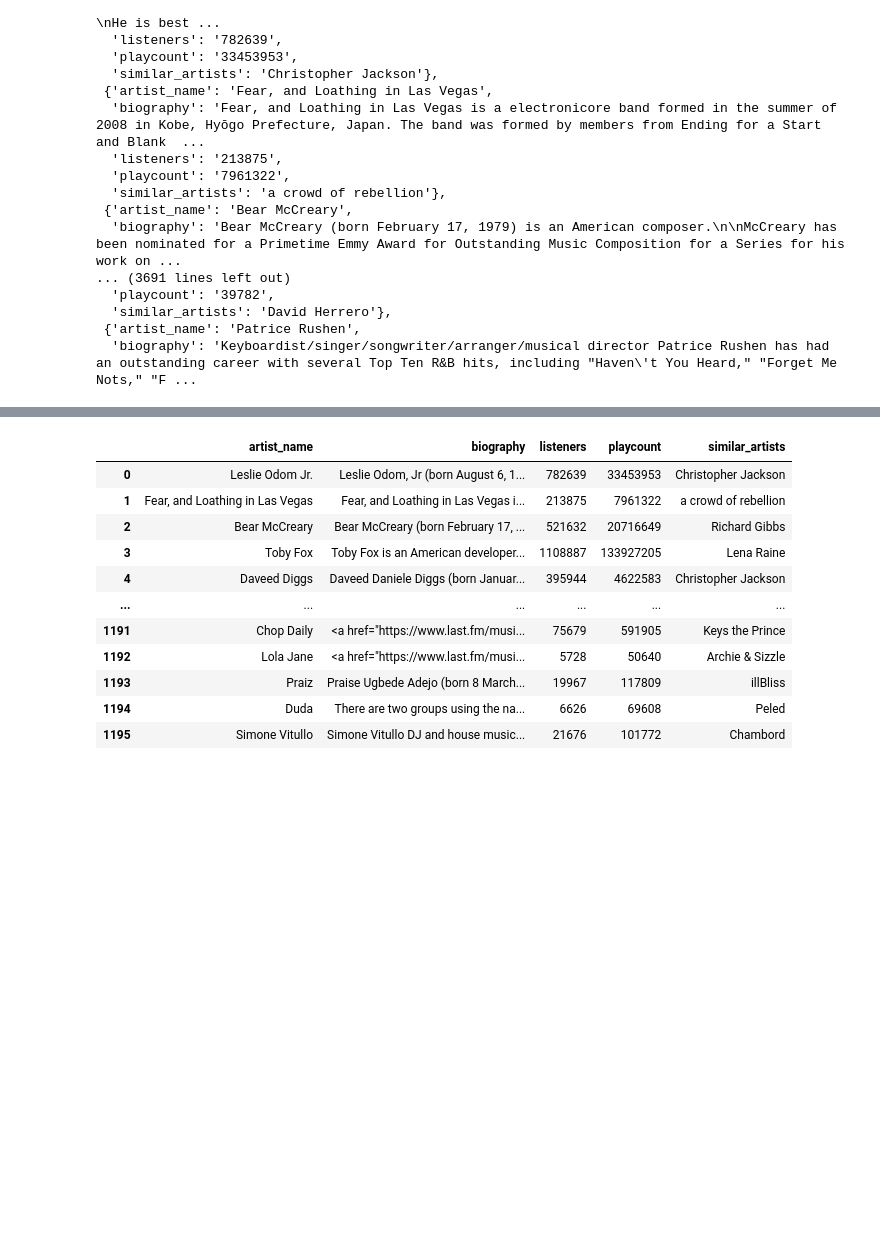
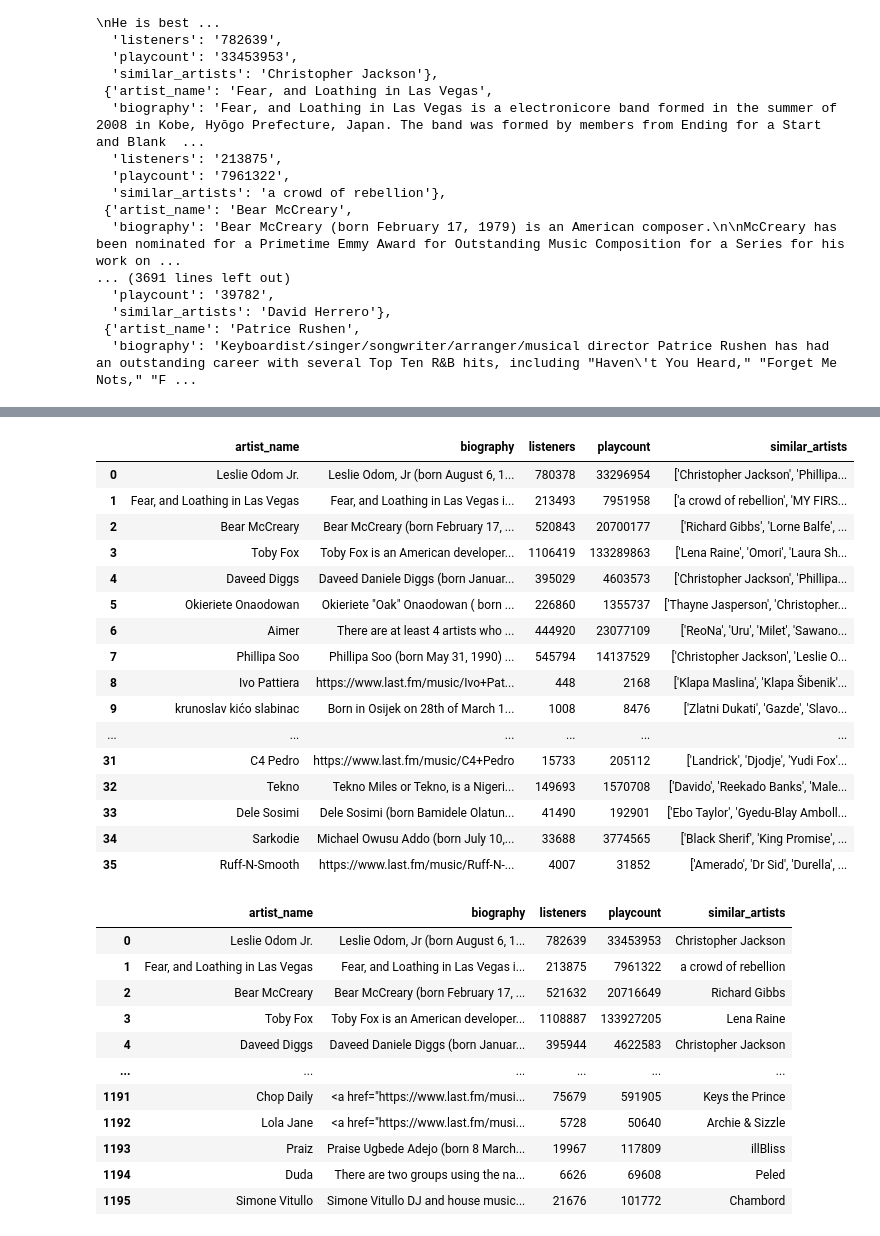
Before and after one commit to cloud9international/musicstream-data-insights-pipeline, a Jupyter notebook: artistas_LastFM.ipynb, the cells around one changed output, grey strips where cells are left out. Cells and saved outputs as stored; diff of their text form; code cells hidden in the pictures; blank space fills up the shorter version.

Commit message:
limpieza de Bio

```diff
--- a/artistas_LastFM.ipynb
+++ b/artistas_LastFM.ipynb
@@ -122,3 +122,54 @@ lista_artist_lastfm_NN
   'similar_artists': 'David Herrero'},
  {'artist_name': 'Patrice Rushen',
   'biography': 'Keyboardist/singer/songwriter/arranger/musical director Patrice Rushen has had an outstanding career with several Top Ten R&B hits, including "Haven\'t You Heard," "Forget Me Nots," "F ...
+# %%
+## nuevo codigo de limpieza de Biography
+API_KEY = my_API_KEY
+
+def get_bio_lastfm(artist):
+    """Pide la biografía del artista desde la API."""
+    url = "https://ws.audioscrobbler.com/2.0/"
+    params = {
+        "method": "artist.getInfo",
+        "artist": artist,
+        "api_key": API_KEY,
+        "format": "json",
+        "autocorrect": 1,
+        "lang": "en"
+    }
+    r = requests.get(url, params=params, timeout=15)
+    if r.status_code != 200:
+        print(f"❌ Error HTTP {r.status_code} para {artist}")
+        return None, None
+
+    data = r.json()
+    bio = data.get("artist", {}).get("bio", {})
+    summary = bio.get("summary",{})
+
+    return summary
+
+
+def clean_html_links(text):
+    if not isinstance(text, str):
+        return text
+
+    # Reemplaza <a href="URL">texto</a> → URL
+    text = re.sub(r'<a href="(https?://[^"]+)".*?>.*?</a>', r'\1', text)
+
+    # Quita cualquier otra etiqueta HTML que quede
+    text = re.sub(r'<.*?>', '', text)
+
+    return text.strip()
+
+
+df = pd.read_csv("artistas_lastfm_test_36.csv")
+
+for i, artist in enumerate(df["artist_name"], start=1):
+    summary = get_bio_lastfm(artist)
+    summary = clean_html_links(summary)     #aquí limpiamos el codigo HTML
+    df.loc[i-1, "biography"] = summary     #aquí reemplazamos lo que está en la Bio por la info del HTML
+    print(f"{i}. ✅ {artist}")
+    time.sleep(0.25)
+
+df
+# %% [output]
@@ -125,3 +193,20 @@ lista_artist_lastfm_NN
+|  | artist_name | biography | listeners | playcount | similar_artists |
+| 0 | Leslie Odom Jr. | Leslie Odom, Jr (born August 6, 1... | 780378 | 33296954 | ['Christopher Jackson', 'Phillipa... |
+| 1 | Fear, and Loathing in Las Vegas | Fear, and Loathing in Las Vegas i... | 213493 | 7951958 | ['a crowd of rebellion', 'MY FIRS... |
+| 2 | Bear McCreary | Bear McCreary (born February 17, ... | 520843 | 20700177 | ['Richard Gibbs', 'Lorne Balfe', ... |
+| 3 | Toby Fox | Toby Fox is an American developer... | 1106419 | 133289863 | ['Lena Raine', 'Omori', 'Laura Sh... |
+| 4 | Daveed Diggs | Daveed Daniele Diggs (born Januar... | 395029 | 4603573 | ['Christopher Jackson', 'Phillipa... |
+| 5 | Okieriete Onaodowan | Okieriete "Oak" Onaodowan ( born ... | 226860 | 1355737 | ['Thayne Jasperson', 'Christopher... |
+| 6 | Aimer | There are at least 4 artists who ... | 444920 | 23077109 | ['ReoNa', 'Uru', 'Milet', 'Sawano... |
+| 7 | Phillipa Soo | Phillipa Soo (born May 31, 1990) ... | 545794 | 14137529 | ['Christopher Jackson', 'Leslie O... |
+| 8 | Ivo Pattiera | https://www.last.fm/music/Ivo+Pat... | 448 | 2168 | ['Klapa Maslina', 'Klapa Šibenik'... |
+| 9 | krunoslav kićo slabinac | Born in Osijek on 28th of March 1... | 1008 | 8476 | ['Zlatni Dukati', 'Gazde', 'Slavo... |
+| ... | ... | ... | ... | ... | ... |
+| 31 | C4 Pedro | https://www.last.fm/music/C4+Pedro | 15733 | 205112 | ['Landrick', 'Djodje', 'Yudi Fox'... |
+| 32 | Tekno | Tekno Miles or Tekno, is a Nigeri... | 149693 | 1570708 | ['Davido', 'Reekado Banks', 'Male... |
+| 33 | Dele Sosimi | Dele Sosimi (born Bamidele Olatun... | 41490 | 192901 | ['Ebo Taylor', 'Gyedu-Blay Amboll... |
+| 34 | Sarkodie | Michael Owusu Addo (born July 10,... | 33688 | 3774565 | ['Black Sherif', 'King Promise', ... |
+| 35 | Ruff-N-Smooth | https://www.last.fm/music/Ruff-N-... | 4007 | 31852 | ['Amerado', 'Dr Sid', 'Durella', ... |
 # %%
 df_artist_lastfm = pd.DataFrame(lista_artist_lastfm_NN) # Transformación en DataFrame
 # %%
```
Also changed, not shown: parts of 3 cells of this notebook, 1 other file.
